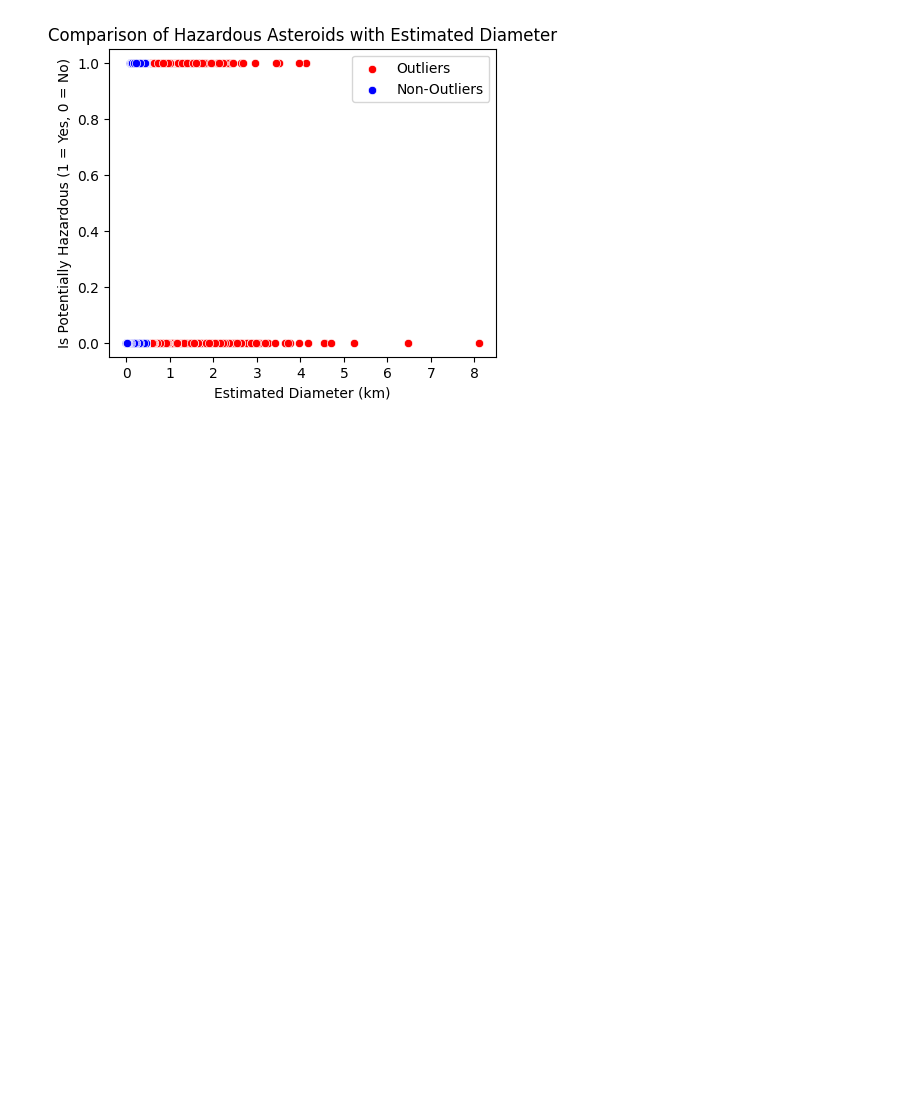
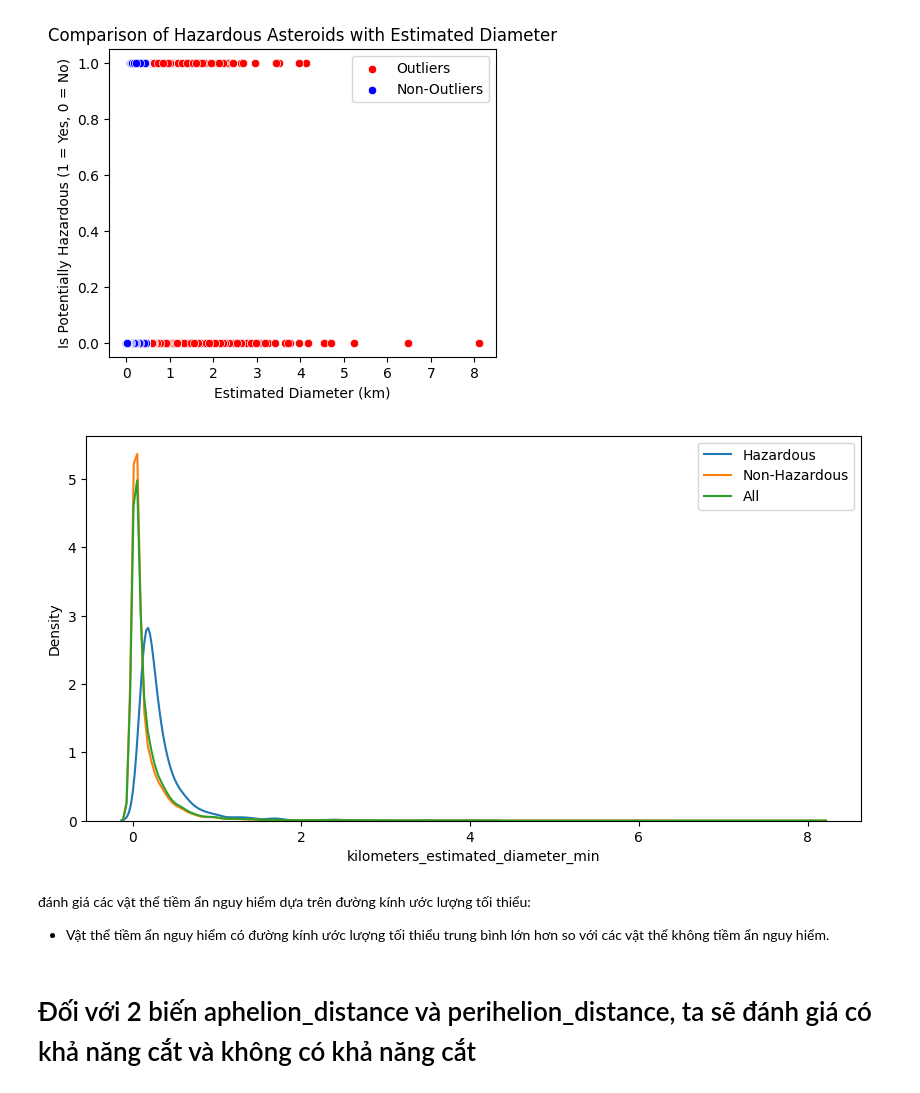
Before and after one commit to nhocratac/IE224-NEO, a Jupyter notebook: notebook/thang/explore_data.ipynb, the cells around one changed output. Saved outputs shown, nothing was run; the diff lists cells and outputs as text; code cells hidden in the pictures; blank space fills up the shorter version.

```diff
--- a/notebook/thang/explore_data.ipynb
+++ b/notebook/thang/explore_data.ipynb
@@ -290,3 +252,20 @@ plt.legend()
 plt.show()
 # %% [output]
 [figure]
+# %%
+df_is_hazardous = df[df['is_potentially_hazardous_asteroid'] == True]
+df_non_hazardous = df[df['is_potentially_hazardous_asteroid'] == False]
+# %%
+plt.figure(figsize=(10, 5))
+sns.kdeplot(data=df_is_hazardous['kilometers_estimated_diameter_min'], label='Hazardous')
+sns.kdeplot(data=df_non_hazardous['kilometers_estimated_diameter_min'], label='Non-Hazardous')
+sns.kdeplot(data=df['kilometers_estimated_diameter_min'], label='All')
+plt.legend()
+plt.show()
+# %% [output]
+[figure, added]
+# %% [markdown]
+đánh giá các vật thể tiềm ẩn nguy hiểm dựa trên đường kính ước lượng tối thiểu:
+- Vật thể tiềm ẩn nguy hiểm có đường kính ước lượng tối thiểu trung bình lớn hơn so với các vật thể không tiềm ẩn nguy hiểm.
+# %% [markdown]
+# Đối với 2 biến aphelion_distance và perihelion_distance, ta sẽ đánh giá có khả năng cắt và không có khả năng cắt
```
Also changed, not shown: parts of 21 cells of this notebook, 3 other files.
